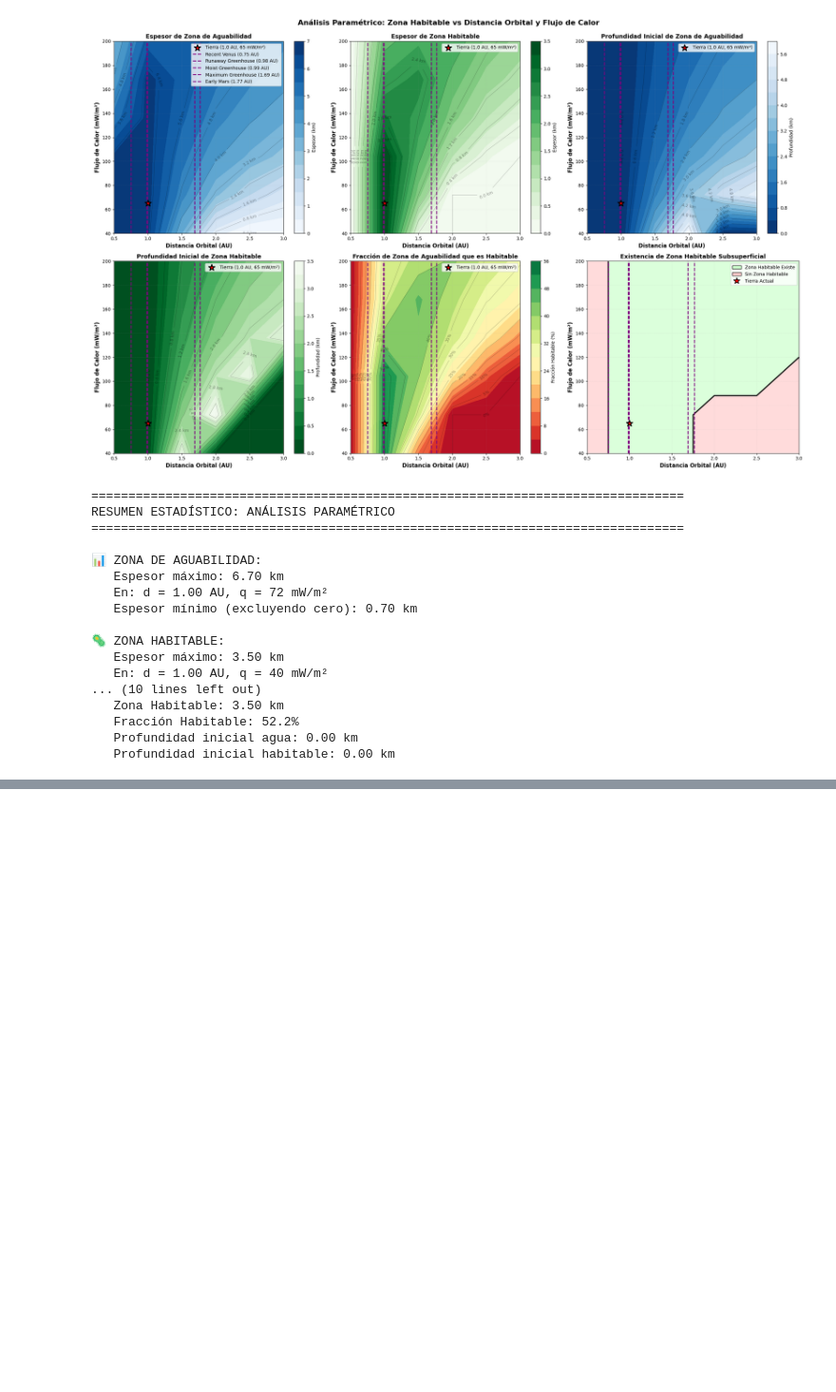
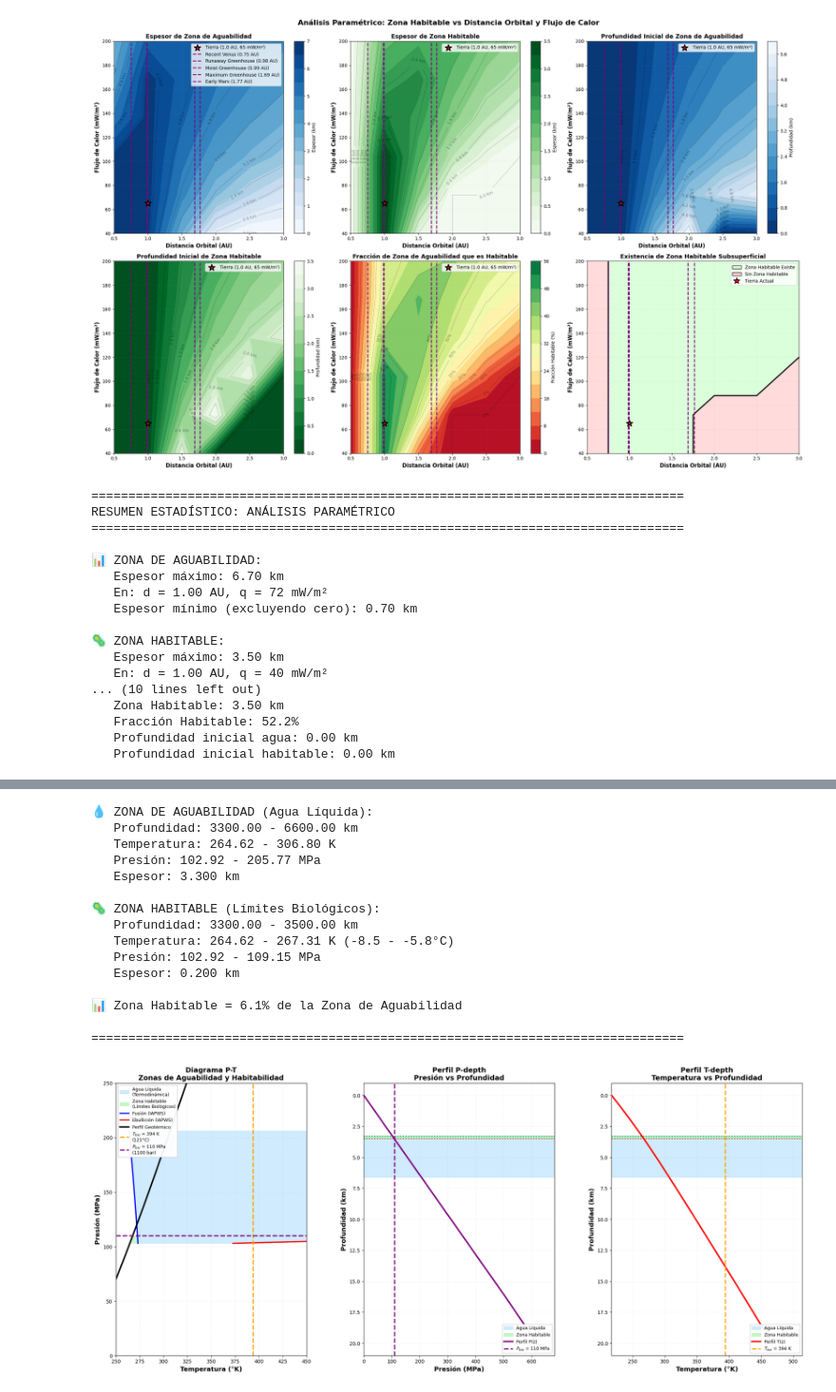
Before and after one commit to Santiago-Orjuela/Hab3D, a Jupyter notebook: Codigos-Scripts/Aguabilidad-Tierra.ipynb, the cells around one changed output, grey strips where cells are left out. Shown at 95% size. Cells and saved outputs as stored; diff of their text form; code cells hidden in the pictures; blank space fills up the shorter version.

```diff
--- a/Codigos-Scripts/Aguabilidad-Tierra.ipynb
+++ b/Codigos-Scripts/Aguabilidad-Tierra.ipynb
@@ -650,7 +650,7 @@ def Graficos(df_geotherm, liquid_zone_data, habitable_zone_data):
     ax3.invert_yaxis()
     ax3.legend(loc='lower right', fontsize=9, framealpha=0.95)
     ax3.grid(True, alpha=0.3, linestyle=':', linewidth=0.7)
-    ax3.set_xlim(250, 450)
+    ax3.set_xlim(min(T), max(T)*1.1)
 
     plt.tight_layout()
     plt.show()
@@ -2323,0 +2349,36 @@ RESUMEN ESTADÍSTICO: ANÁLISIS PARAMÉTRICO
+# %%
+#distancia 1.7658
+T_topp = T_eq(distances_kopparapu['Early Mars'])
+early_mars = gc.calculate_geotherm(
+    rocks=rocks,
+    q_s=60e-3,
+    z_max=20e3,
+    dz=100.0,
+    R_planet=Re,
+    M_total=Me,
+    boundaries=gc.scale_layer_boundaries(R_planet=Re),
+    T_top=T_topp,
+)
+
+liquid_zone_early_mars = find_liquid_zone(early_mars, salinity=0.0, ice_type='Ih', information=True)
+habitable_zone_early_mars = find_habitable_zone(liquid_zone_early_mars['liquid_zone'], early_mars, information=True)
+
+liq_hab_zone_data(liquid_zone_early_mars, habitable_zone_early_mars)
+Graficos(early_mars, liquid_zone_early_mars, habitable_zone_early_mars)
+# %% [output]
+💧 ZONA DE AGUABILIDAD (Agua Líquida):
+   Profundidad: 3300.00 - 6600.00 km
+   Temperatura: 264.62 - 306.80 K
+   Presión: 102.92 - 205.77 MPa
+   Espesor: 3.300 km
+
+🦠 ZONA HABITABLE (Límites Biológicos):
+   Profundidad: 3300.00 - 3500.00 km
+   Temperatura: 264.62 - 267.31 K (-8.5 - -5.8°C)
+   Presión: 102.92 - 109.15 MPa
+   Espesor: 0.200 km
+
+📊 Zona Habitable = 6.1% de la Zona de Aguabilidad
+
+================================================================================
+[figure, added]
```
Also changed, not shown: parts of 4 cells of this notebook, 3 other files.
